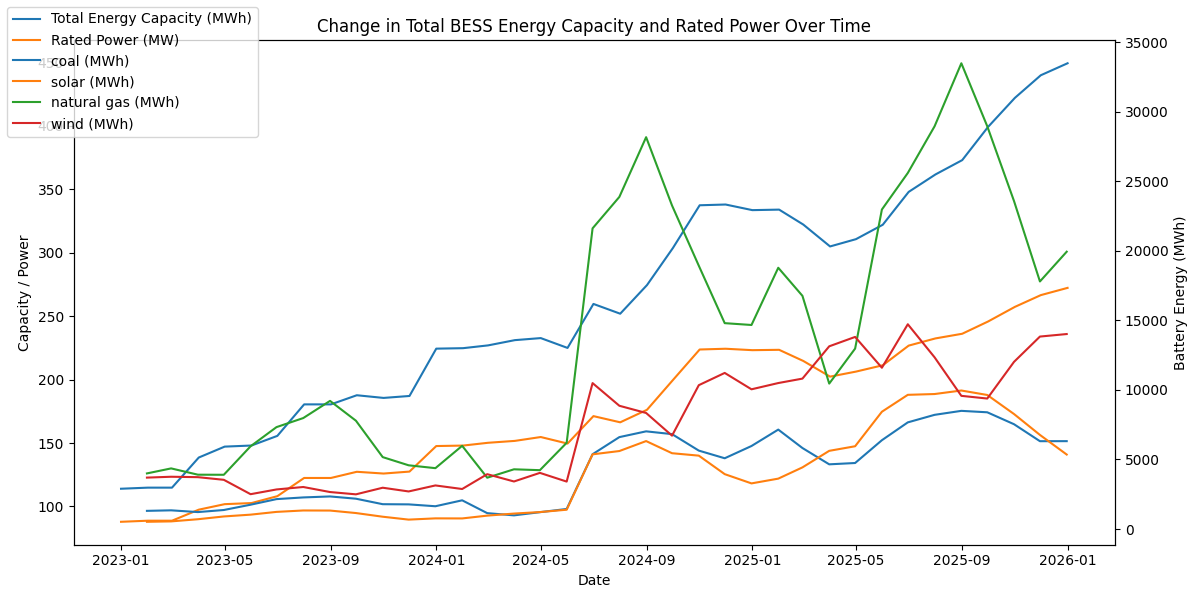
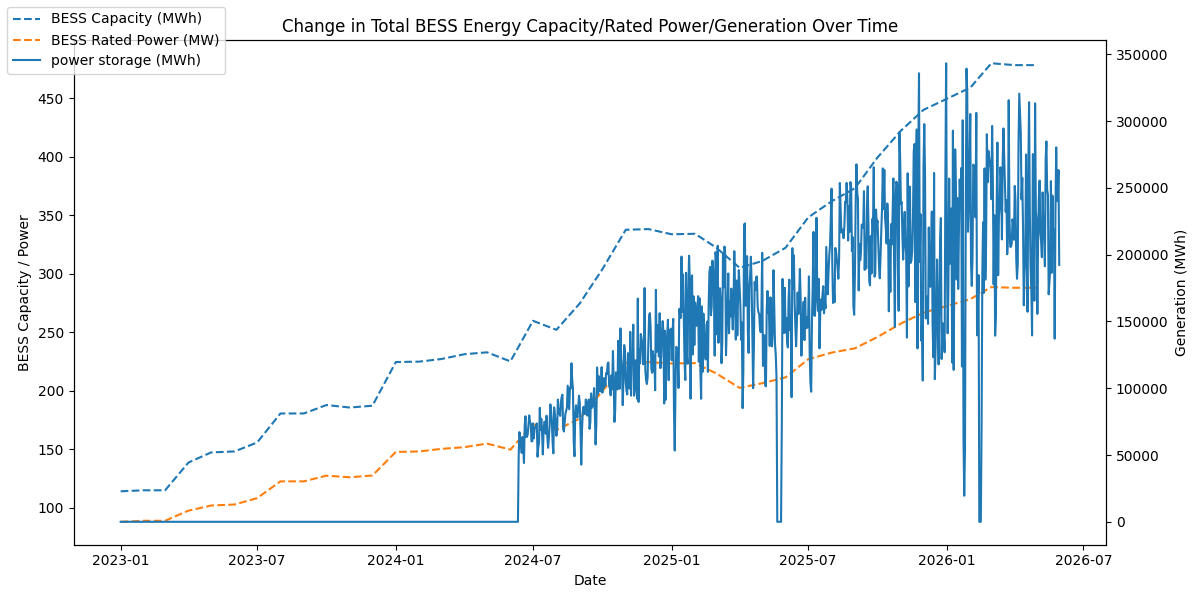
The change to this notebook cell's code, shown as a diff; its figure went from the first image to the second:
--- before
+++ after
@@ -3,17 +3,18 @@
     ercot_bess_monthly["month"],
     ercot_bess_monthly["total_energy_capacity_mwh"],
-    label="Total Energy Capacity (MWh)",
-    # color="tab:blue",
+    label="BESS Capacity (MWh)",
+    linestyle="--",
 )
 ax1.plot(
     ercot_bess_monthly["month"],
     ercot_bess_monthly["total_rated_power_mw"],
-    label="Rated Power (MW)",
-    # color="tab:orange",
+    label="BESS Rated Power (MW)",
+    linestyle="--",
 )
 ax1.set_xlabel("Date")
-ax1.set_ylabel("Capacity / Power")
-ax1.set_title("Change in Total BESS Energy Capacity and Rated Power Over Time")
+ax1.set_ylabel("BESS Capacity / Power")
+ax1.set_title("Change in Total BESS Energy Capacity/Rated Power/Generation Over Time")
 ax2 = ax1.twinx()
+"""
 ax2.plot(
     fuel_mix_monthly.index,
@@ -43,5 +44,21 @@
 )
 
-ax2.set_ylabel("Battery Energy (MWh)")
+
+
+ax2.plot(
+    fuel_mix_monthly.index,
+    fuel_mix_monthly["total"],
+    label="total (MWh)",
+    # color="yellow",
+)
+"""
+ax2.plot(
+    fuel_mix_monthly.index,
+    fuel_mix_monthly["powerStorage"],
+    label="power storage (MWh)",
+    # color="yellow",
+)
+
+ax2.set_ylabel("Generation (MWh)")
 fig.tight_layout()
 lines1, labels1 = ax1.get_legend_handles_labels()

Commit: chart work